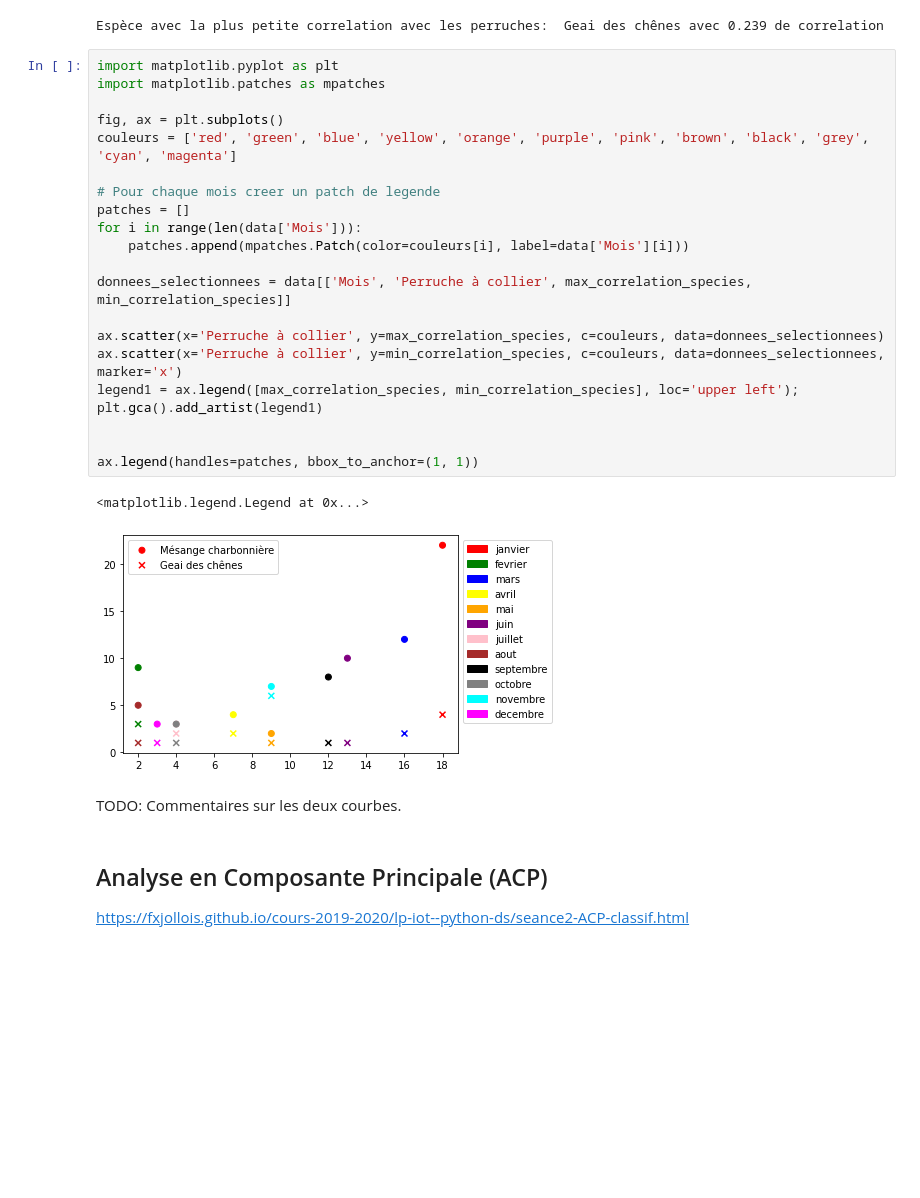
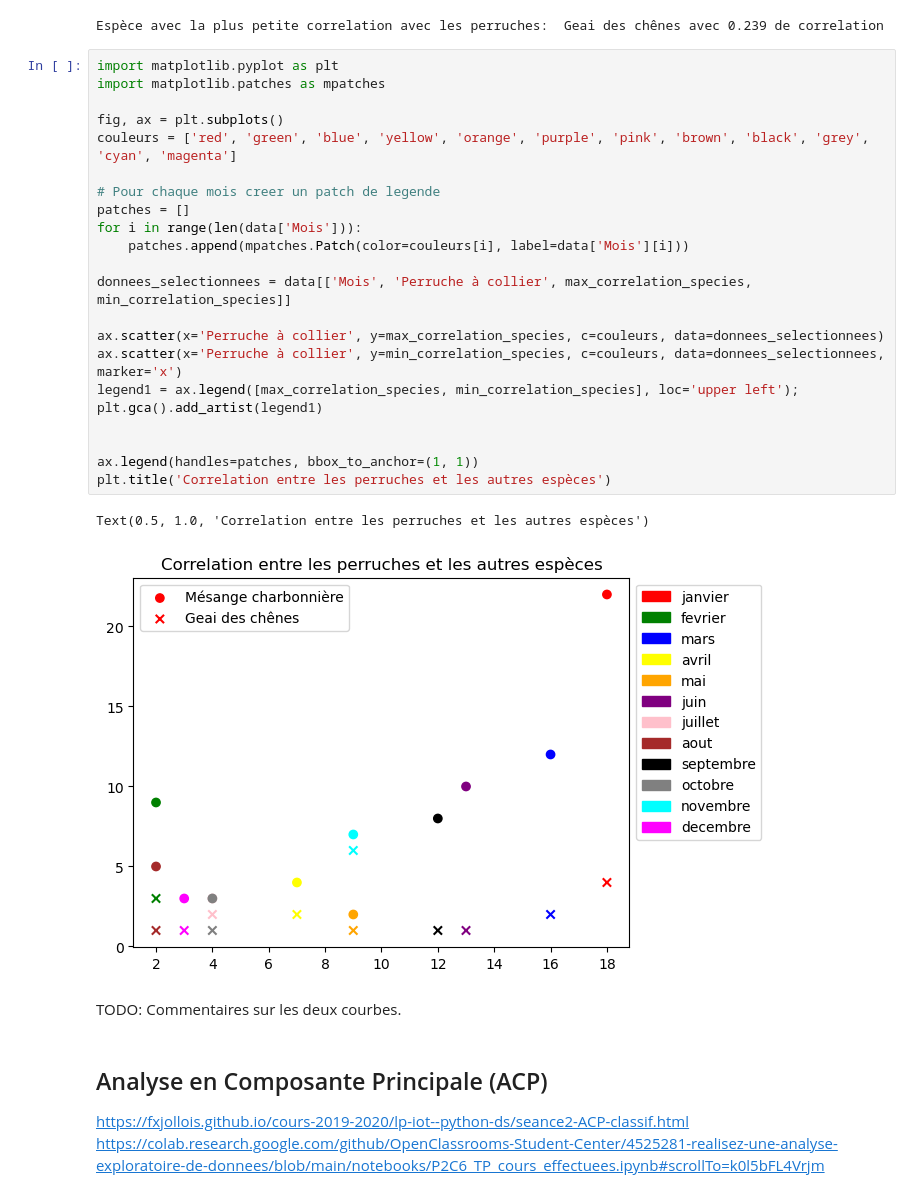
Before and after one commit to hadouin/data-science-isep, a Jupyter notebook: main.ipynb, the cells around one changed output. Cells and saved outputs as stored; diff of their text form; blank space fills up the shorter version.

```diff
--- a/main.ipynb
+++ b/main.ipynb
@@ -199,32 +199,34 @@ Espèce avec la plus petite correlation avec les perruches:  Geai des chênes av
 # %%
 import matplotlib.pyplot as plt
 import matplotlib.patches as mpatches
 
 fig, ax = plt.subplots()
 couleurs = ['red', 'green', 'blue', 'yellow', 'orange', 'purple', 'pink', 'brown', 'black', 'grey', 'cyan', 'magenta']
 
 # Pour chaque mois creer un patch de legende
 patches = []
 for i in range(len(data['Mois'])):
     patches.append(mpatches.Patch(color=couleurs[i], label=data['Mois'][i]))
 
 donnees_selectionnees = data[['Mois', 'Perruche à collier', max_correlation_species, min_correlation_species]]
 
 ax.scatter(x='Perruche à collier', y=max_correlation_species, c=couleurs, data=donnees_selectionnees)
 ax.scatter(x='Perruche à collier', y=min_correlation_species, c=couleurs, data=donnees_selectionnees, marker='x')
 legend1 = ax.legend([max_correlation_species, min_correlation_species], loc='upper left');
 plt.gca().add_artist(legend1)
 
 
 ax.legend(handles=patches, bbox_to_anchor=(1, 1))
+plt.title('Correlation entre les perruches et les autres espèces')
 # %% [output]
-<matplotlib.legend.Legend at 0x...>
+Text(0.5, 1.0, 'Correlation entre les perruches et les autres espèces')
-[figure, old version]
+[figure, new version]
 # %% [markdown]
 TODO: Commentaires sur les deux courbes.
 # %% [markdown]
 ## Analyse en Composante Principale (ACP)
 https://fxjollois.github.io/cours-2019-2020/lp-iot--python-ds/seance2-ACP-classif.html
+https://colab.research.google.com/github/OpenClassrooms-Student-Center/4525281-realisez-une-analyse-exploratoire-de-donnees/blob/main/notebooks/P2C6_TP_cours_effectuees.ipynb#scrollTo=k0l5bFL4Vrjm
 # %%
 import numpy as np
 from sklearn.decomposition import PCA
```
Also changed, not shown: parts of 28 cells of this notebook.
